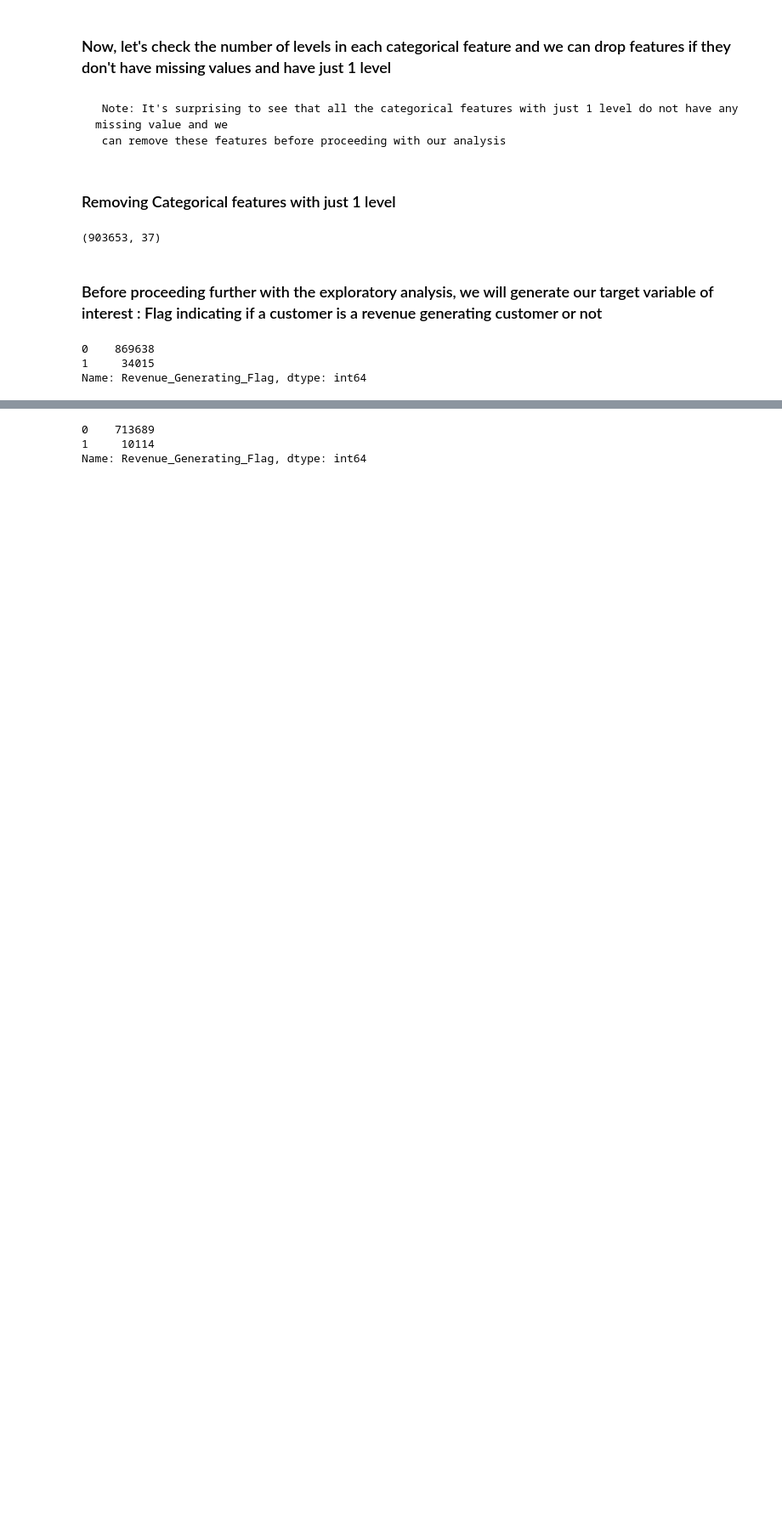
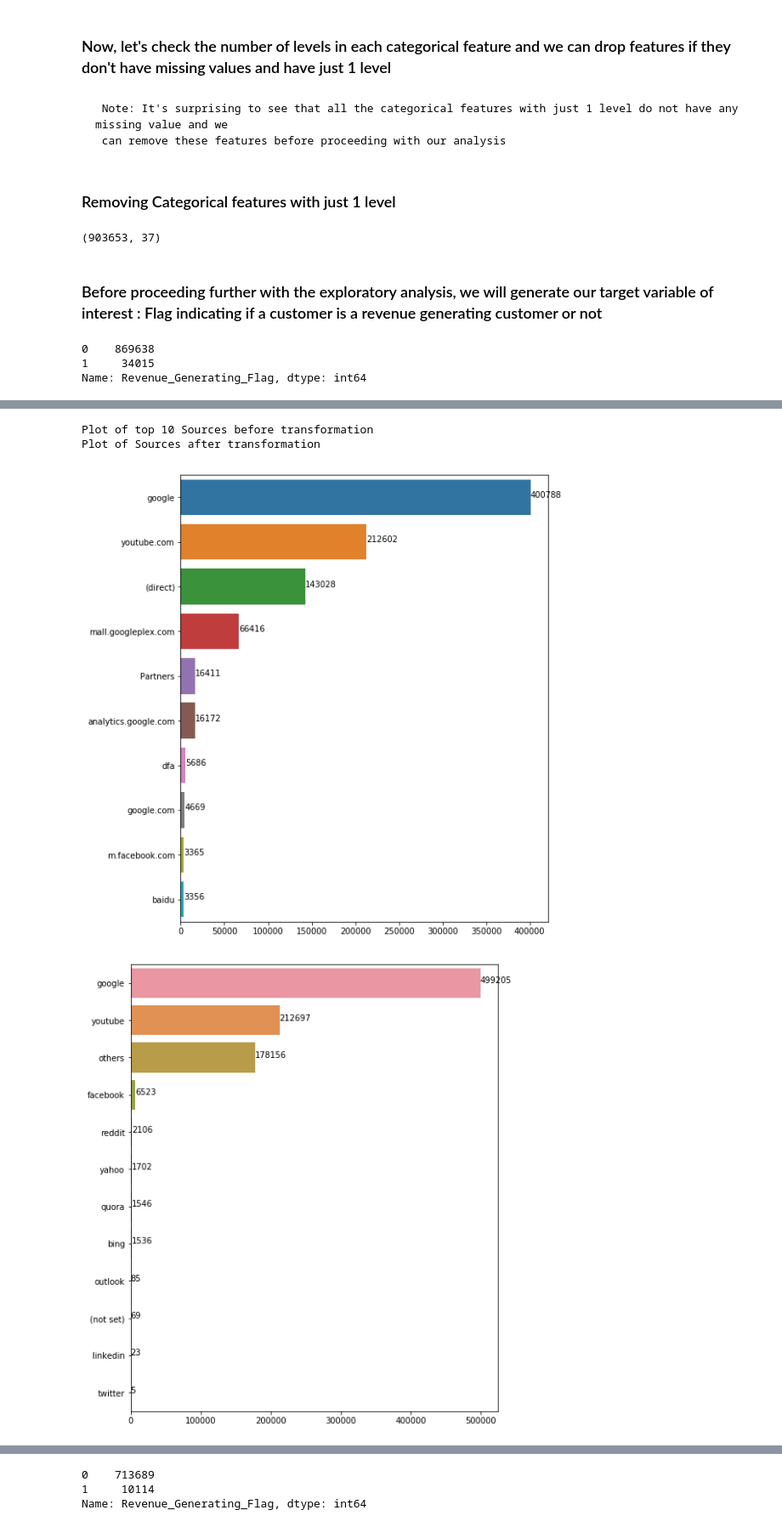
Before and after one commit to Prashanth1194/Customer-Revenue-Prediction-Using-Google-Analytics-Data, a Jupyter notebook: Codes/Data Wrangling and Exploratory Analysis.ipynb, the cells around one changed output, grey strips where cells are left out. Shown: that part at 85% size. Drawn from its saved outputs; the diff is of its cells as text; code cells hidden in the pictures; blank space fills up the shorter version.

```diff
--- a/Codes/Data Wrangling and Exploratory Analysis.ipynb
+++ b/Codes/Data Wrangling and Exploratory Analysis.ipynb
@@ -260,2 +240,13 @@ def source_wrangling(x):
 # %%
-train_df1['trafficSource.source'] = train_df1['trafficSource.source'].map(lambda x:source_wrangling(str(x).lower())).astype('str')
+x=train_df1['trafficSource.source'].value_counts()
+print("Plot of top 10 Sources before transformation")
+wrang.plots(x[:10])
+train_df1['trafficSource.source'] = train_df1['trafficSource.source'].map(lambda x:wrang.source_wrangling(str(x).lower())).astype('str')
+x=train_df1['trafficSource.source'].value_counts()
+print("Plot of Sources after transformation")
+wrang.plots(x)
+# %% [output]
+Plot of top 10 Sources before transformation
+Plot of Sources after transformation
+[figure, added]
+[figure, added]
```
Also changed, not shown: parts of 60 cells of this notebook.
